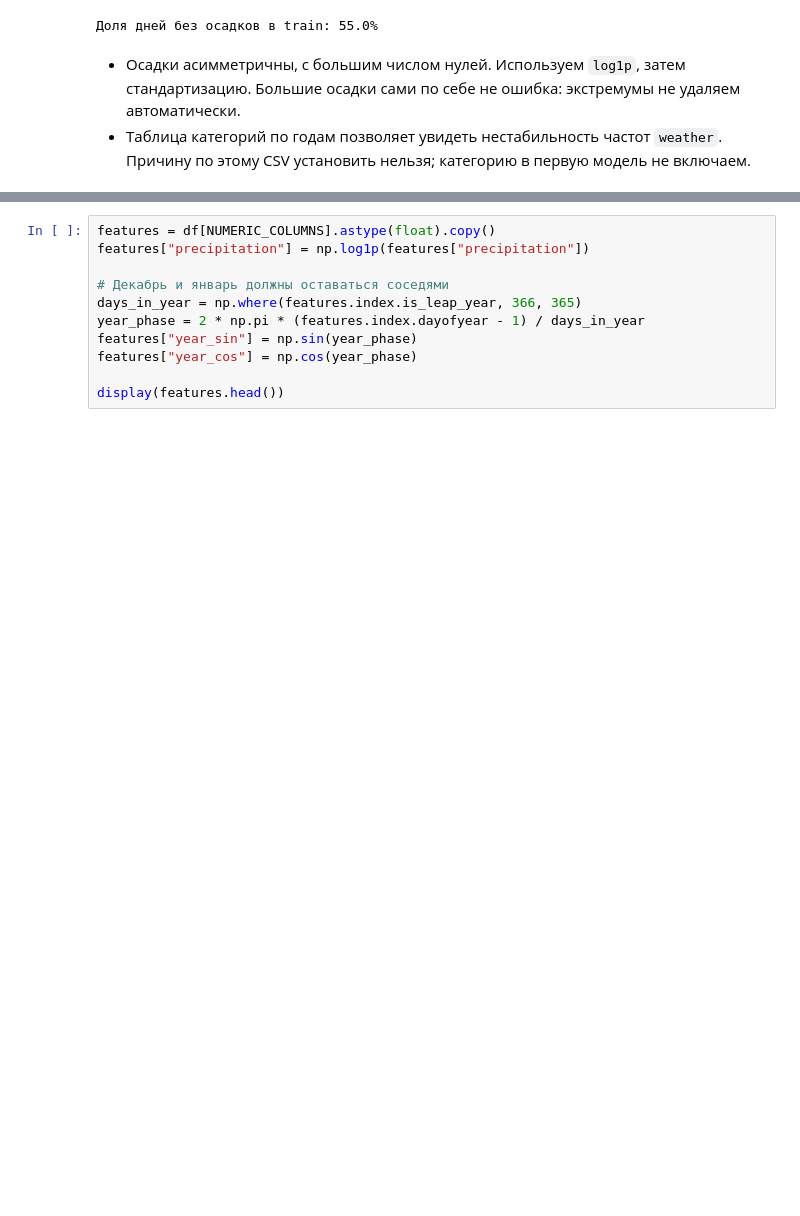
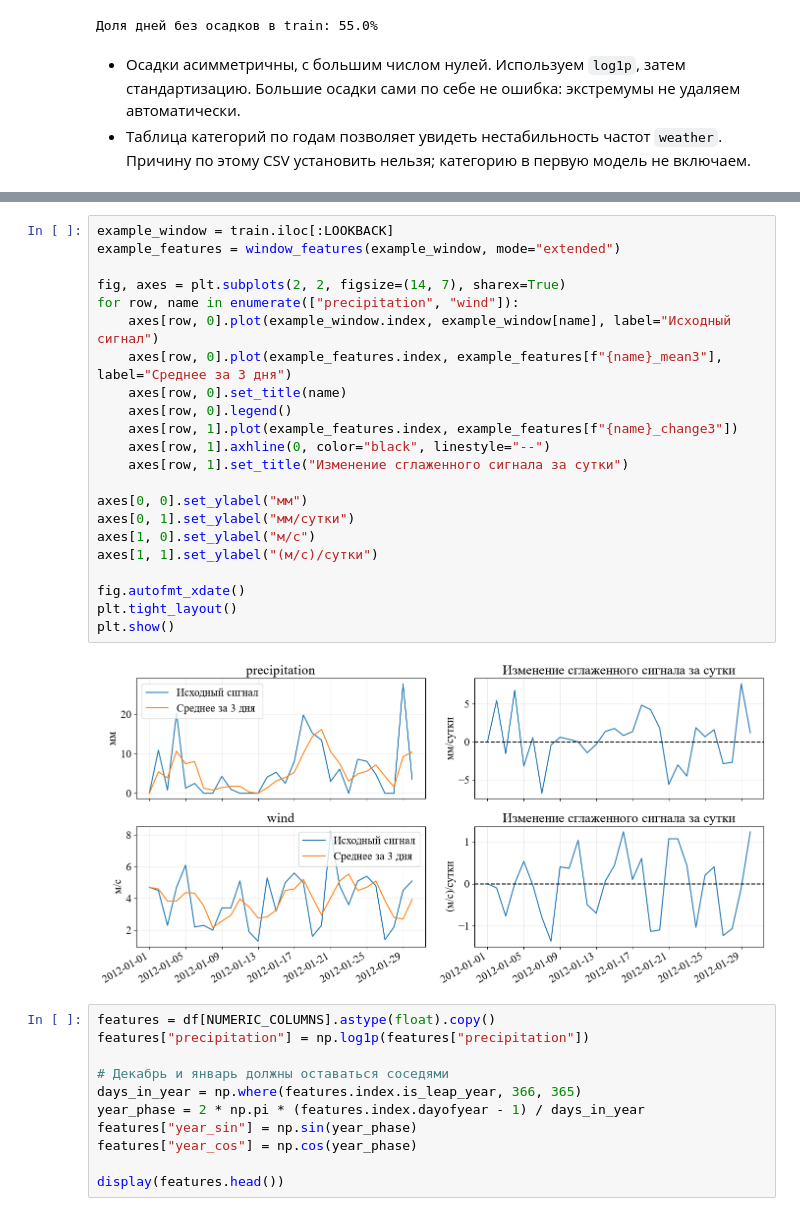
Before and after one commit to RiXenGC/IU1_ML, a Jupyter notebook: sem2/lab8/notebooks/01_visualization.ipynb, the cells around one changed output, grey strips where cells are left out. Drawn from its saved outputs; the diff is of its cells as text; blank space fills up the shorter version.

```diff
--- a/sem2/lab8/notebooks/01_visualization.ipynb
+++ b/sem2/lab8/notebooks/01_visualization.ipynb
@@ -207,3 +204,27 @@ log1p преобразует осадки по формуле ln(1 + осадк
+# %%
+example_window = train.iloc[:LOOKBACK]
+example_features = window_features(example_window, mode="extended")
+
+fig, axes = plt.subplots(2, 2, figsize=(14, 7), sharex=True)
+for row, name in enumerate(["precipitation", "wind"]):
+    axes[row, 0].plot(example_window.index, example_window[name], label="Исходный сигнал")
+    axes[row, 0].plot(example_features.index, example_features[f"{name}_mean3"], label="Среднее за 3 дня")
+    axes[row, 0].set_title(name)
+    axes[row, 0].legend()
+    axes[row, 1].plot(example_features.index, example_features[f"{name}_change3"])
+    axes[row, 1].axhline(0, color="black", linestyle="--")
+    axes[row, 1].set_title("Изменение сглаженного сигнала за сутки")
+
+axes[0, 0].set_ylabel("мм")
+axes[0, 1].set_ylabel("мм/сутки")
+axes[1, 0].set_ylabel("м/с")
+axes[1, 1].set_ylabel("(м/с)/сутки")
+
+fig.autofmt_xdate()
+plt.tight_layout()
+plt.show()
+# %% [output]
+[figure, added]
 # %%
 features = df[NUMERIC_COLUMNS].astype(float).copy()
 features["precipitation"] = np.log1p(features["precipitation"])
```
Also changed, not shown: parts of 11 cells of this notebook, 4 other files.
